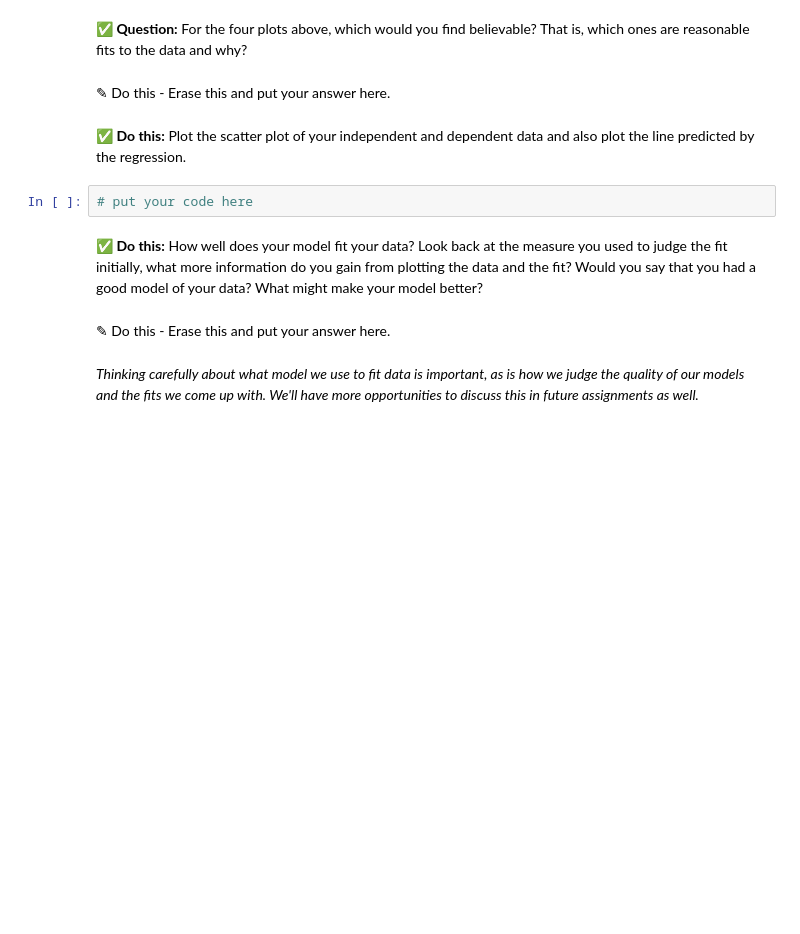
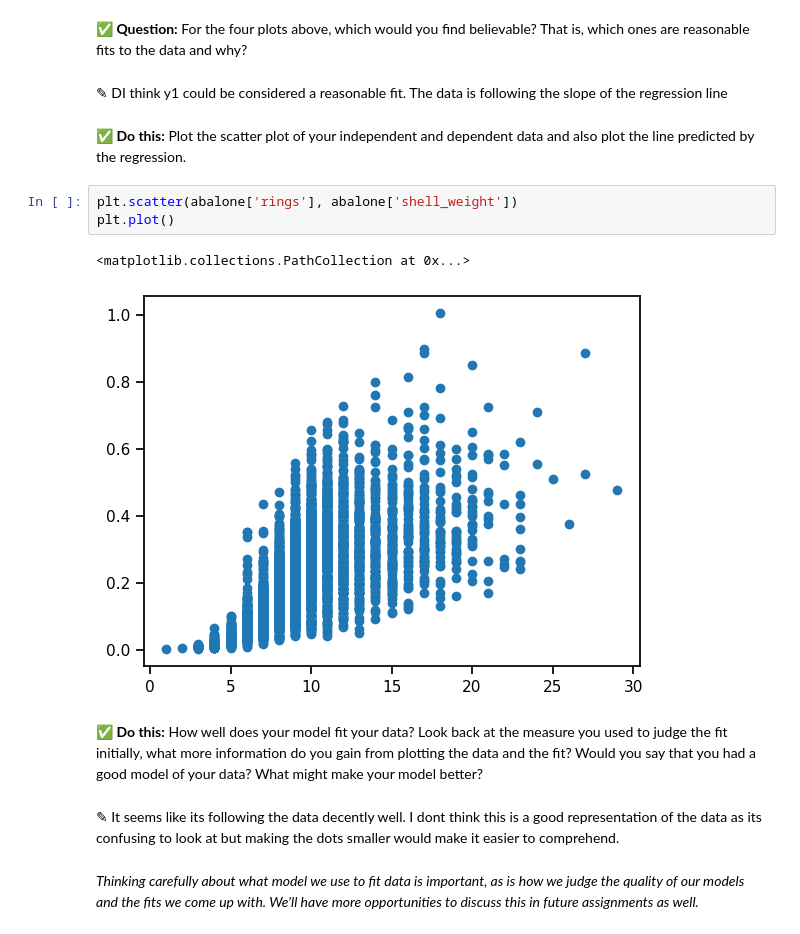
Before and after one commit to davis5304/CMSE202-f25-turnin, a Jupyter notebook: Day-13/Day-13_In-Class-Regression-STUDENT.ipynb, the cells around one changed output. Saved outputs shown, nothing was run; the diff lists cells and outputs as text; blank space fills up the shorter version.

```diff
--- a/Day-13/Day-13_In-Class-Regression-STUDENT.ipynb
+++ b/Day-13/Day-13_In-Class-Regression-STUDENT.ipynb
@@ -151,16 +209,20 @@ Mathematically, any data can be fit to a line. Whether a line is a good model to
 You can see that each data set is different, but the mathematical model that fits each of these data sets is the same! You must be careful that your data do not violate one or more of the [underlying assumptions of linear fitting](https://en.wikipedia.org/wiki/Linear_regression#Assumptions). This is one reason it is incredibly important to visualize your data and the model that fits it.
 # %% [markdown]
 **&#9989; Question:** For the four plots above, which would you find believable? That is, which ones are reasonable fits to the data and why?
-# %% [markdown]
-<font size=+3>&#9998;</font> Do this - Erase this and put your answer here.
+# %% [markdown]
+<font size=+3>&#9998;</font> DI think y1 could be considered a reasonable fit. The data is following the slope of the regression line
 # %% [markdown]
 **&#9989; Do this:** Plot the scatter plot of your independent and dependent data and also plot the line predicted by the regression.
-# %%
-# put your code here
+# %%
+plt.scatter(abalone['rings'], abalone['shell_weight'])
+plt.plot()
+# %% [output]
+<matplotlib.collections.PathCollection at 0x...>
+[figure, added]
 # %% [markdown]
 **&#9989; Do this:** How well does your model fit your data? Look back at the measure you used to judge the fit initially, what more information do you gain from plotting the data and the fit? Would you say that you had a good model of your data? What might make your model better?
-# %% [markdown]
-<font size=+3>&#9998;</font> Do this - Erase this and put your answer here.
+# %% [markdown]
+<font size=+3>&#9998;</font> It seems like its following the data decently well. I dont think this is a good representation of the data as its confusing to look at but making the dots smaller would make it easier to comprehend.
 # %% [markdown]
 _Thinking carefully about what model we use to fit data is important, as is how we judge the quality of our models and the fits we come up with. We'll have more opportunities to discuss this in future assignments as well._
 # %% [markdown]
```
Also changed, not shown: parts of 23 cells of this notebook, 3 other files.
